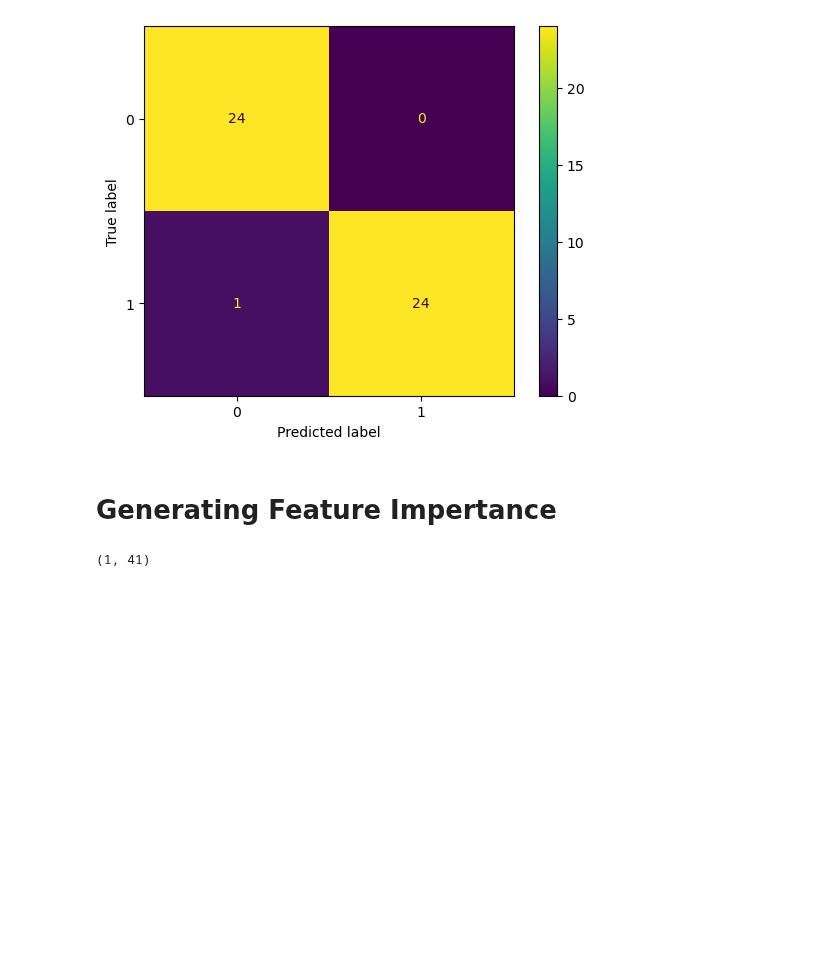
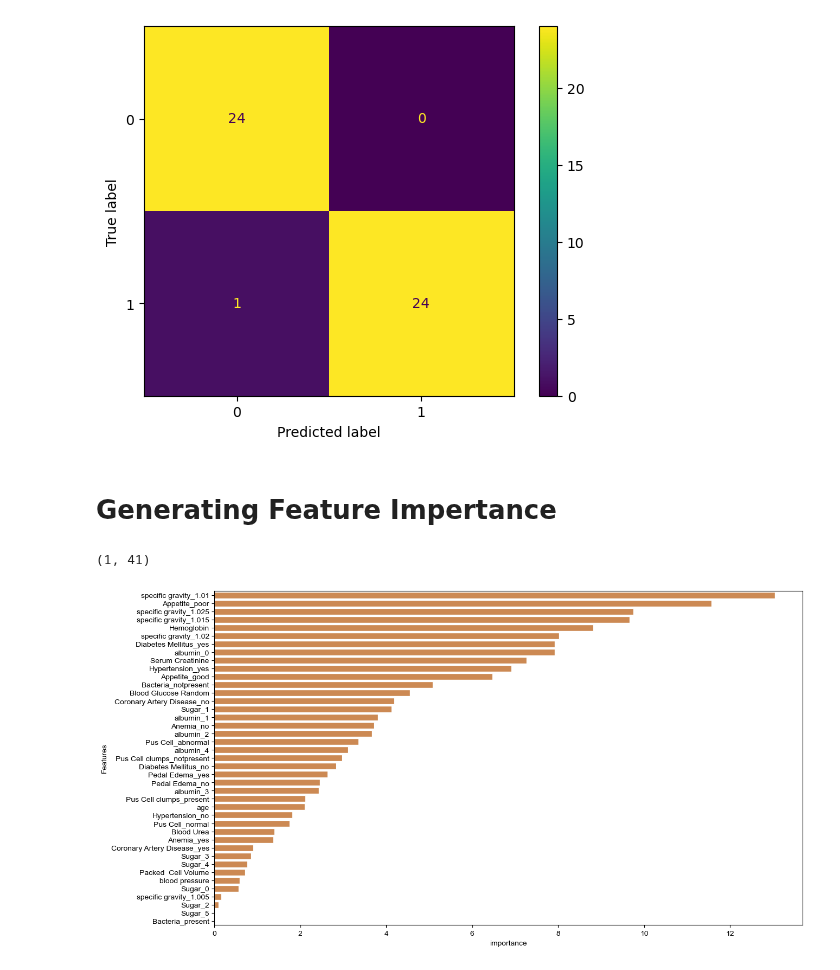
Before and after one commit to Priyagha/Chronic_Kidney_Disease, a Jupyter notebook: Chronic_Kidney_Disease.ipynb, the cells around one changed output. Cells and saved outputs as stored; diff of their text form; code cells hidden in the pictures; blank space fills up the shorter version.

Commit message:
Plotting features sorted by their importance

```diff
--- a/Chronic_Kidney_Disease.ipynb
+++ b/Chronic_Kidney_Disease.ipynb
@@ -285,3 +285,14 @@ feature_import['importance_exp'] = feature_import['Coefficients'].map(lambda x :
 feature_import['importance'] = feature_import['Coefficients'].map(lambda x : (abs(x)))
 # %%
 feature_import.sort_values(by='importance', ascending=False, inplace=True)
+# %%
+fig = plt.figure(figsize=(14,8))
+ax = fig.add_subplot()
+sns.set(font_scale=0.8)
+sns.barplot(data = feature_import, x='importance', y='Features', orient='hor', color='#E0873F', ax=ax)
+#ax.tick_params(axis='both', labelcolor='white')
+#ax.xaxis.label.set_color('white')
+#ax.yaxis.label.set_color('white')
+plt.savefig(f'Feature_Importance.png', dpi = 300, transparent = True)
+# %% [output]
+[figure, added]
```
